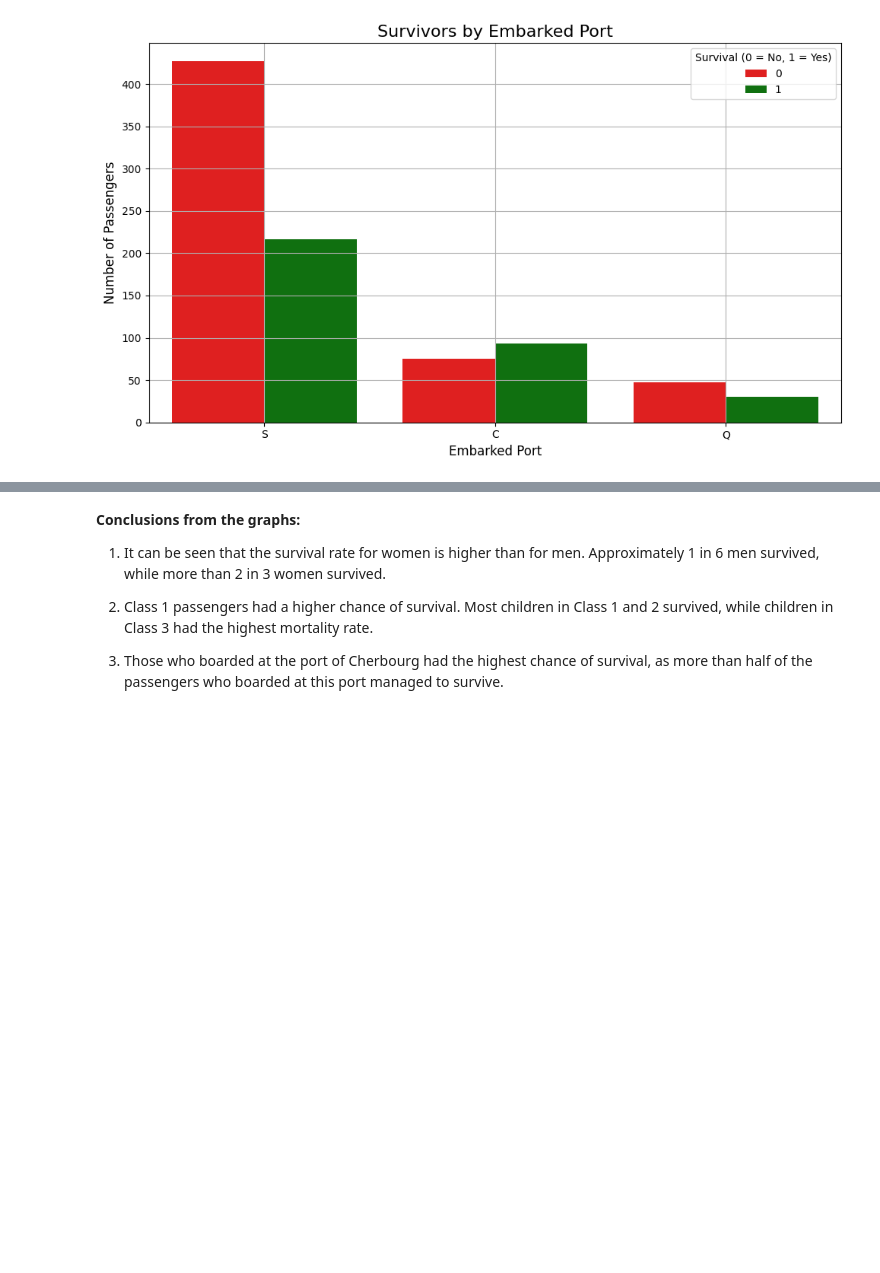
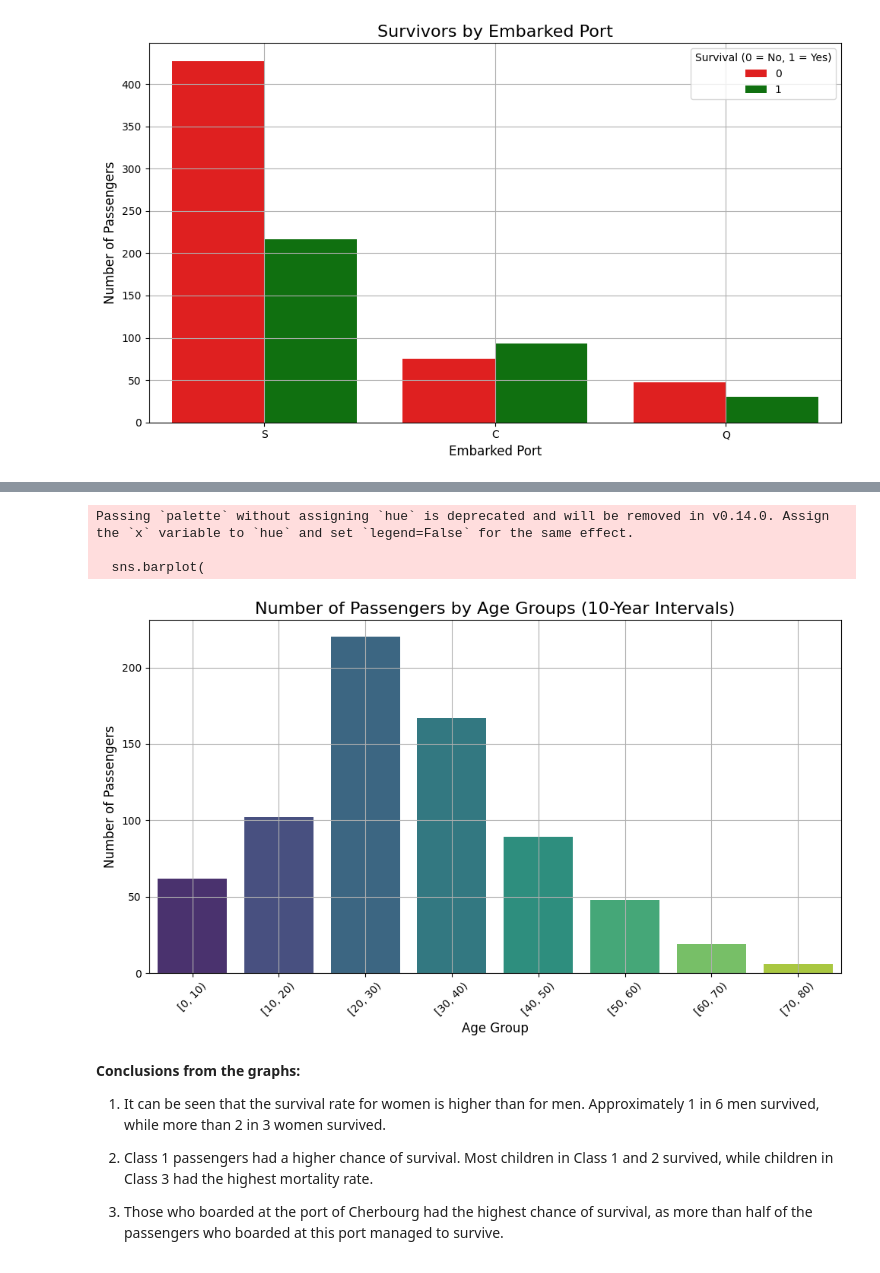
Before and after one commit to c2camacho/MetNumUN2024II, a Jupyter notebook: cacamacho_Quiz3.ipynb, the cells around one changed output, grey strips where cells are left out. Drawn from its saved outputs; the diff is of its cells as text; code cells hidden in the pictures; blank space fills up the shorter version.

```diff
--- a/cacamacho_Quiz3.ipynb
+++ b/cacamacho_Quiz3.ipynb
@@ -692,3 +720,37 @@ plt.show()
+# %%
+import pandas as pd
+import seaborn as sns
+import matplotlib.pyplot as plt
+
+# Create age bins with 10-year intervals
+titanic['Age Group'] = pd.cut(titanic['Age'], bins=range(0, 81, 10), right=False)
+
+# Count passengers in each age group
+age_group_counts = titanic['Age Group'].value_counts().sort_index()
+
+# Create the bar plot
+plt.figure(figsize=(10, 6))
+sns.barplot(
+    x=age_group_counts.index.astype(str),
+    y=age_group_counts.values,
+    palette='viridis'
+)
+
+# Add labels and title
+plt.title('Number of Passengers by Age Groups (10-Year Intervals)', fontsize=16)
+plt.xlabel('Age Group', fontsize=12)
+plt.ylabel('Number of Passengers', fontsize=12)
+plt.xticks(rotation=45)
+plt.grid(True)
+
+# Show the plot
+plt.tight_layout()
+plt.show()
+# %% [output]
+Passing `palette` without assigning `hue` is deprecated and will be removed in v0.14.0. Assign the `x` variable to `hue` and set `legend=False` for the same effect.
+
+  sns.barplot(
+[figure, added]
 # %% [markdown]
 **Conclusions from the graphs:**
 
```
Also changed, not shown: parts of 1 cell of this notebook.
